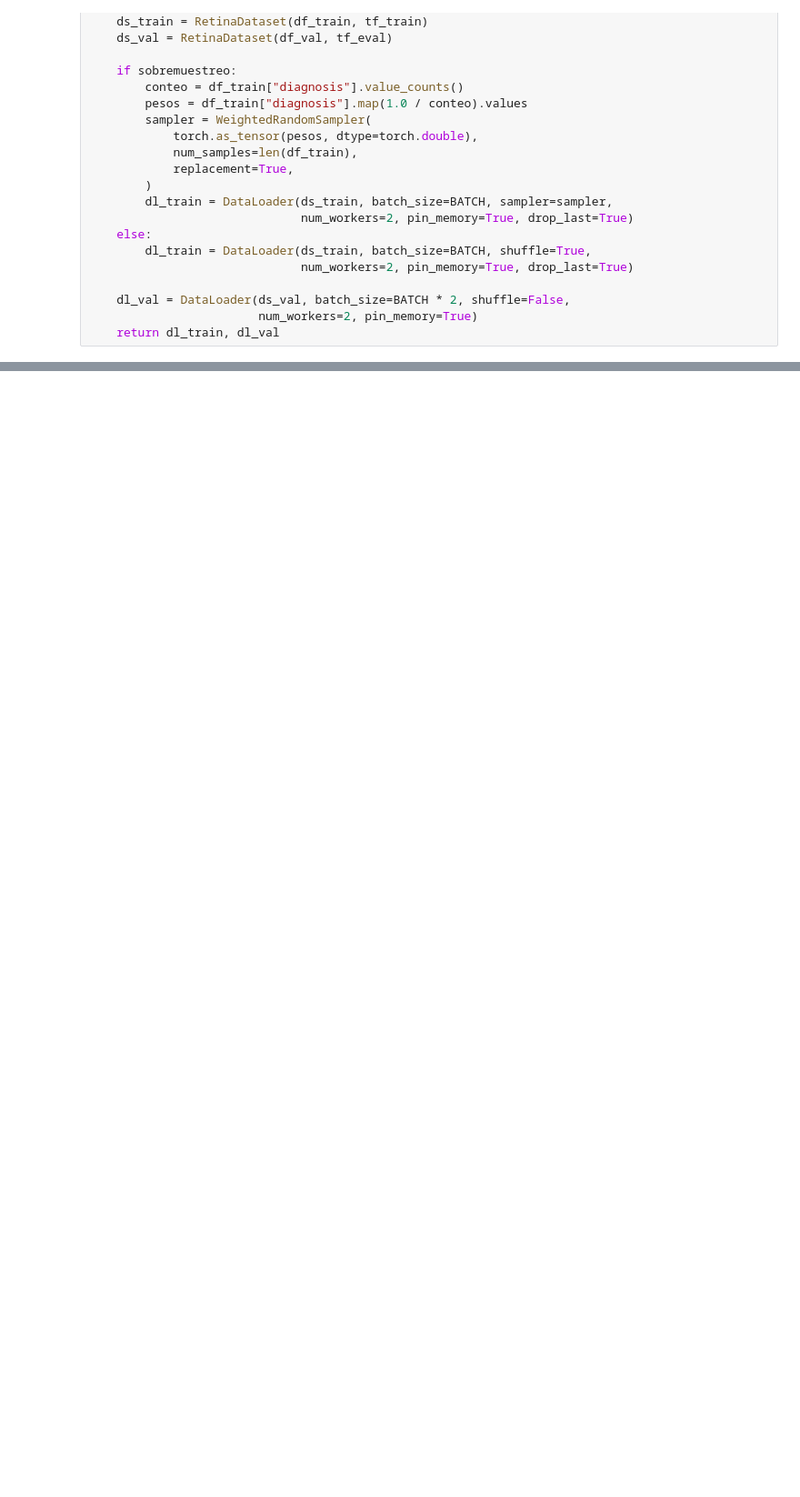
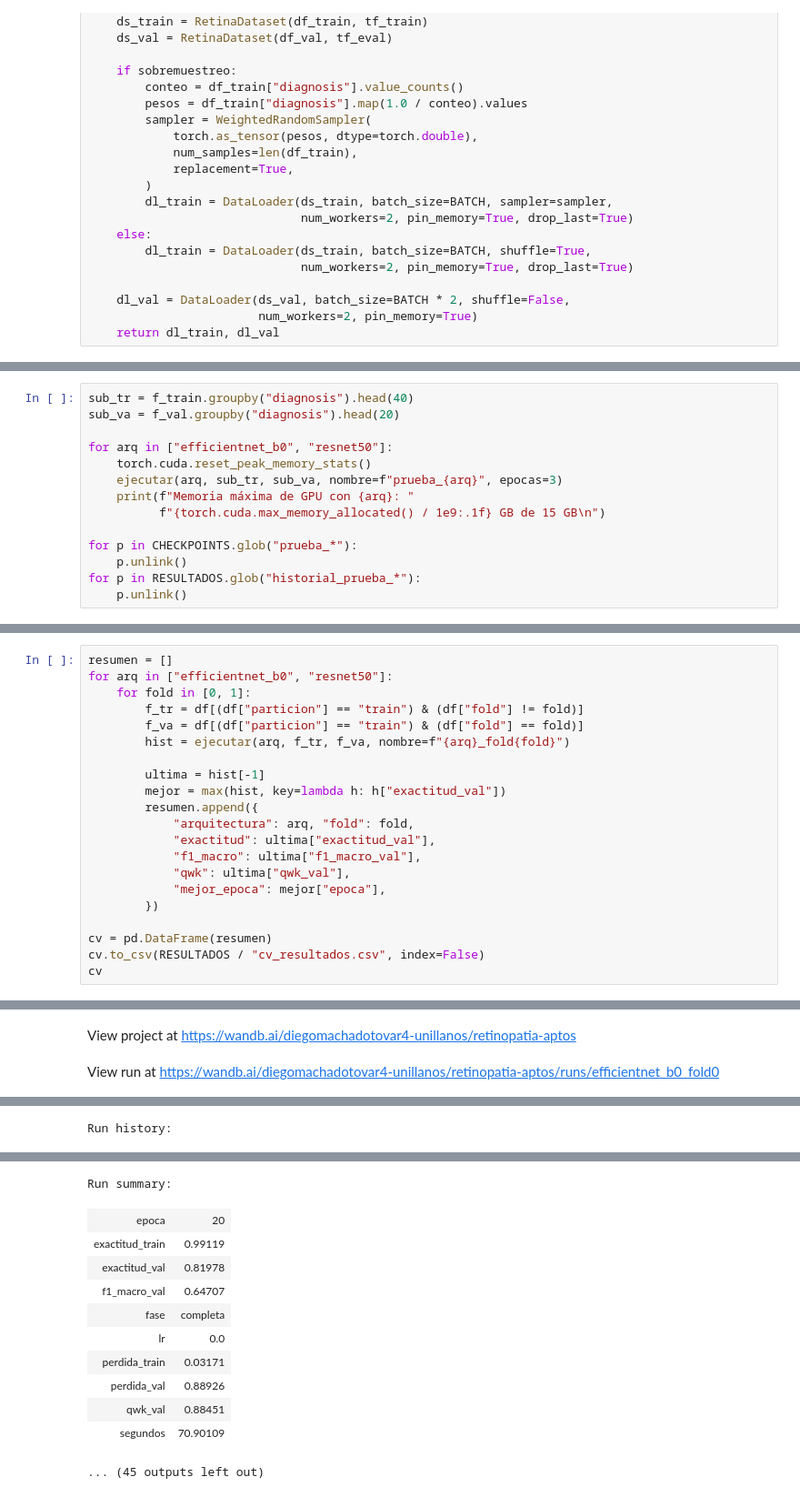
Before and after one commit to DAMT777/diabetic-retinopathy-classification, a Jupyter notebook: Notebooks/entrenamiento.ipynb, the cells around one changed output, grey strips where cells are left out. Shown at 91% size. Cells and saved outputs as stored; diff of their text form; blank space fills up the shorter version.

Commit message:
20 epocas

```diff
--- a/Notebooks/entrenamiento.ipynb
+++ b/Notebooks/entrenamiento.ipynb
@@ -222,0 +392,14 @@ Forma del lote: (16, 3, 384, 384)
+# %%
+sub_tr = f_train.groupby("diagnosis").head(40)
+sub_va = f_val.groupby("diagnosis").head(20)
+
+for arq in ["efficientnet_b0", "resnet50"]:
+    torch.cuda.reset_peak_memory_stats()
+    ejecutar(arq, sub_tr, sub_va, nombre=f"prueba_{arq}", epocas=3)
+    print(f"Memoria máxima de GPU con {arq}: "
+          f"{torch.cuda.max_memory_allocated() / 1e9:.1f} GB de 15 GB\n")
+
+for p in CHECKPOINTS.glob("prueba_*"):
+    p.unlink()
+for p in RESULTADOS.glob("historial_prueba_*"):
+    p.unlink()
@@ -222,0 +431,22 @@ Forma del lote: (16, 3, 384, 384)
+# %%
+resumen = []
+for arq in ["efficientnet_b0", "resnet50"]:
+    for fold in [0, 1]:
+        f_tr = df[(df["particion"] == "train") & (df["fold"] != fold)]
+        f_va = df[(df["particion"] == "train") & (df["fold"] == fold)]
+        hist = ejecutar(arq, f_tr, f_va, nombre=f"{arq}_fold{fold}")
+
+        ultima = hist[-1]
+        mejor = max(hist, key=lambda h: h["exactitud_val"])
+        resumen.append({
+            "arquitectura": arq, "fold": fold,
+            "exactitud": ultima["exactitud_val"],
+            "f1_macro": ultima["f1_macro_val"],
+            "qwk": ultima["qwk_val"],
+            "mejor_epoca": mejor["epoca"],
+        })
+
+cv = pd.DataFrame(resumen)
+cv.to_csv(RESULTADOS / "cv_resultados.csv", index=False)
+cv
+# %% [output]
@@ -222,0 +457,2 @@ Forma del lote: (16, 3, 384, 384)
+View project at https://wandb.ai/diegomachadotovar4-unillanos/retinopatia-aptos
+View run at https://wandb.ai/diegomachadotovar4-unillanos/retinopatia-aptos/runs/efficientnet_b0_fold0
@@ -222,0 +480 @@ Forma del lote: (16, 3, 384, 384)
+Run history:
@@ -222,0 +490,12 @@ Forma del lote: (16, 3, 384, 384)
+Run summary:
+| epoca | 20 |
+| exactitud_train | 0.99119 |
+| exactitud_val | 0.81978 |
+| f1_macro_val | 0.64707 |
+| fase | completa |
+| lr | 0.0 |
+| perdida_train | 0.03171 |
+| perdida_val | 0.88926 |
+| qwk_val | 0.88451 |
+| segundos | 70.90109 |
+... (45 outputs left out)
```
Also changed, not shown: parts of 13 cells of this notebook.
